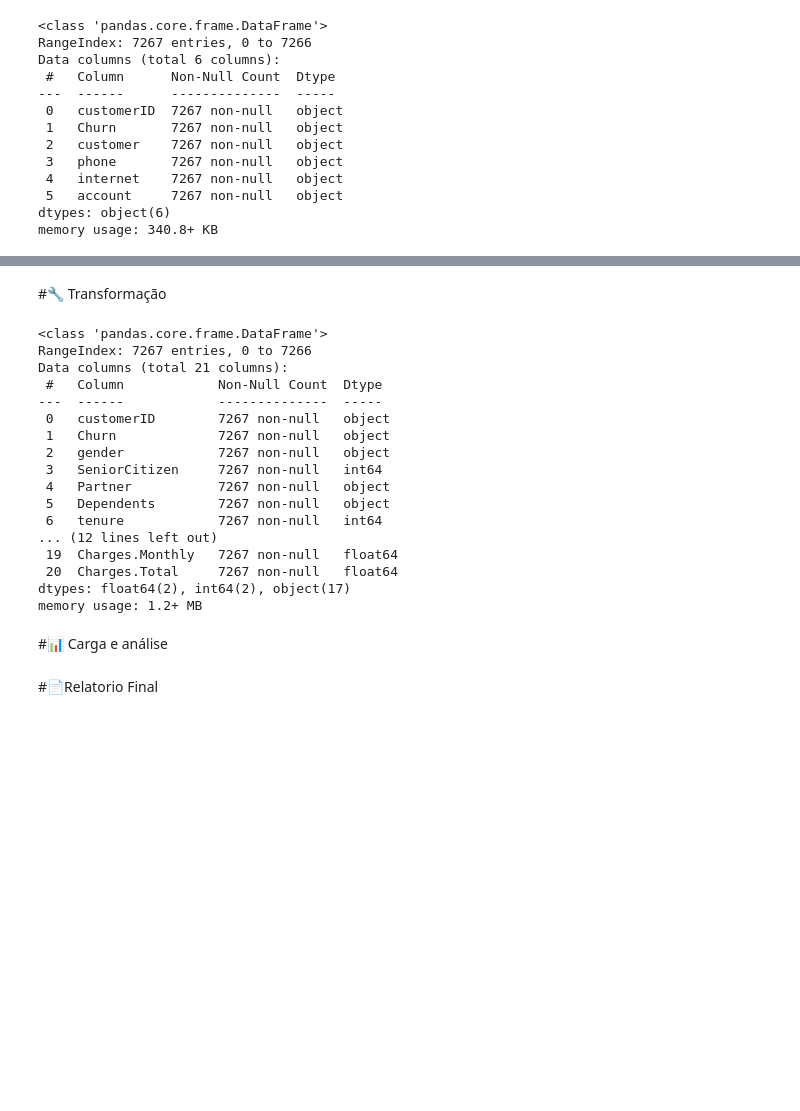
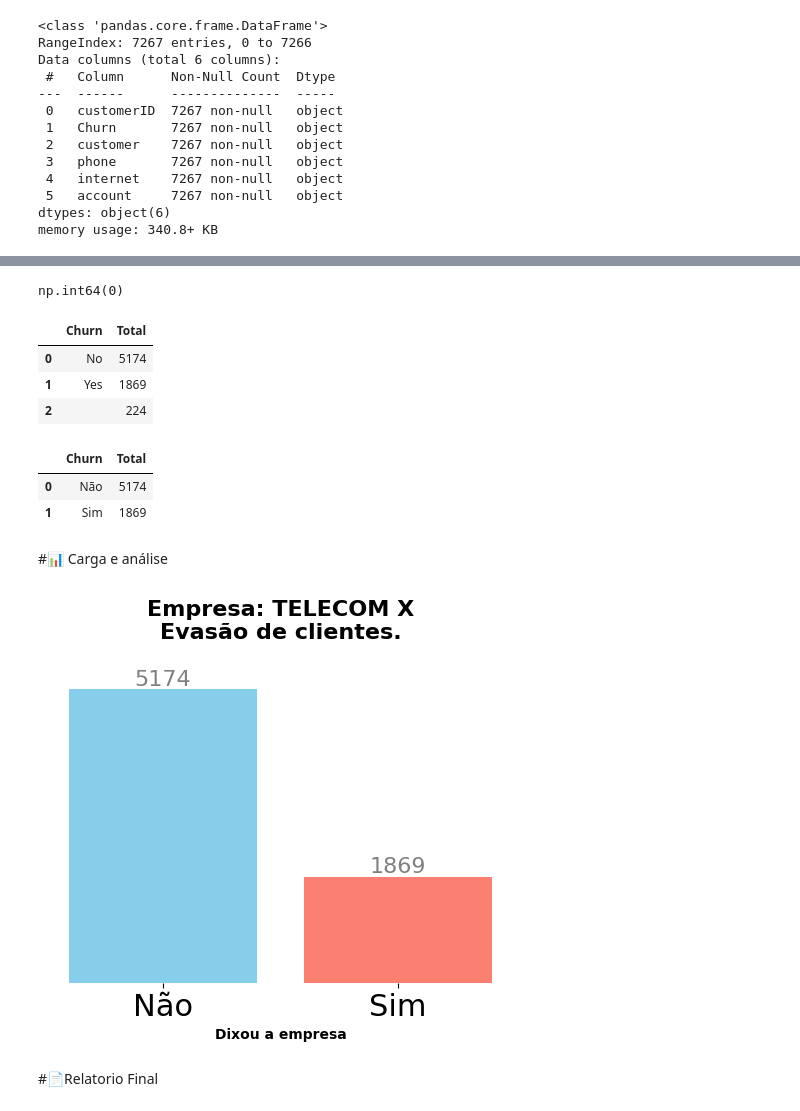
Before and after one commit to lfa-systems/Telecom_X, a Jupyter notebook: TelecomX_BR.ipynb, the cells around one changed output, grey strips where cells are left out. Cells and saved outputs as stored; diff of their text form; code cells hidden in the pictures; blank space fills up the shorter version.

```diff
--- a/TelecomX_BR.ipynb
+++ b/TelecomX_BR.ipynb
@@ -197 +190,5 @@ df
+# %%
+df['customerID'].duplicated().sum()
+# %% [output]
+np.int64(0)
 # %%
@@ -199,28 +196,45 @@ df.to_csv('TelecomX_Data.csv', index=False)
-# %% [markdown]
-#🔧 Transformação
-# %%
-df['Charges.Total'] = df['Charges.Total'].astype('float64')
-# %%
-df.info()
-# %% [output]
-<class 'pandas.core.frame.DataFrame'>
-RangeIndex: 7267 entries, 0 to 7266
-Data columns (total 21 columns):
- #   Column            Non-Null Count  Dtype
----  ------            --------------  -----
- 0   customerID        7267 non-null   object
- 1   Churn             7267 non-null   object
- 2   gender            7267 non-null   object
- 3   SeniorCitizen     7267 non-null   int64
- 4   Partner           7267 non-null   object
- 5   Dependents        7267 non-null   object
- 6   tenure            7267 non-null   int64
-... (12 lines left out)
- 19  Charges.Monthly   7267 non-null   float64
- 20  Charges.Total     7267 non-null   float64
-dtypes: float64(2), int64(2), object(17)
-memory usage: 1.2+ MB
+# %%
+churn = df['Churn'].value_counts().to_frame().reset_index()
+churn.columns = ['Churn', 'Total']
+churn
+# %% [output]
+|  | Churn | Total |
+| 0 | No | 5174 |
+| 1 | Yes | 1869 |
+| 2 |  | 224 |
+# %%
+# Removendo se o cliente deixou ou não a empresa sem resposta
+df_filtrado = df[df['Churn'].str.lower().isin(['yes', 'no'])].copy()
+df_filtrado['Churn_Traduzido'] = df_filtrado['Churn'].str.lower().map({'yes': 'Sim', 'no': 'Não'})
+Churn_counts = df_filtrado['Churn_Traduzido'].value_counts().reset_index()
+Churn_counts.columns = ['Churn', 'Total']
+Churn_counts
+# %% [output]
+|  | Churn | Total |
+| 0 | Não | 5174 |
+| 1 | Sim | 1869 |
 # %% [markdown]
 #📊 Carga e análise
+# %%
+import matplotlib.pyplot as plt
+
+fig, ax = plt.subplots(figsize=(6, 4))
+ax.bar(Churn_counts['Churn'], Churn_counts['Total'], color=['skyblue', 'salmon'])
+# Adicionar rótulos e título
+ax.set_xlabel('Dixou a empresa', fontweight='bold')
+ax.set_title('Empresa: TELECOM X\nEvasão de clientes.', y=1.09, fontsize=16, fontweight='bold', loc='CENTER')
+ax.xaxis.set_tick_params(labelsize=22)
+ax.yaxis.set_ticks([])
+ax.spines['top'].set_visible(False)
+ax.spines['right'].set_visible(False)
+ax.spines['bottom'].set_visible(False)
+ax.spines['left'].set_visible(False)
+# Adicionar os valores no topo das barras
+for index, value in enumerate(Churn_counts['Total']):
+    plt.text(index, value, str(value), ha='center', va='bottom', fontsize=16, color='gray')
+
+plt.show()
+# %% [output]
+[figure, added]
 # %% [markdown]
 #📄Relatorio Final
```
Also changed, not shown: parts of 18 cells of this notebook.
